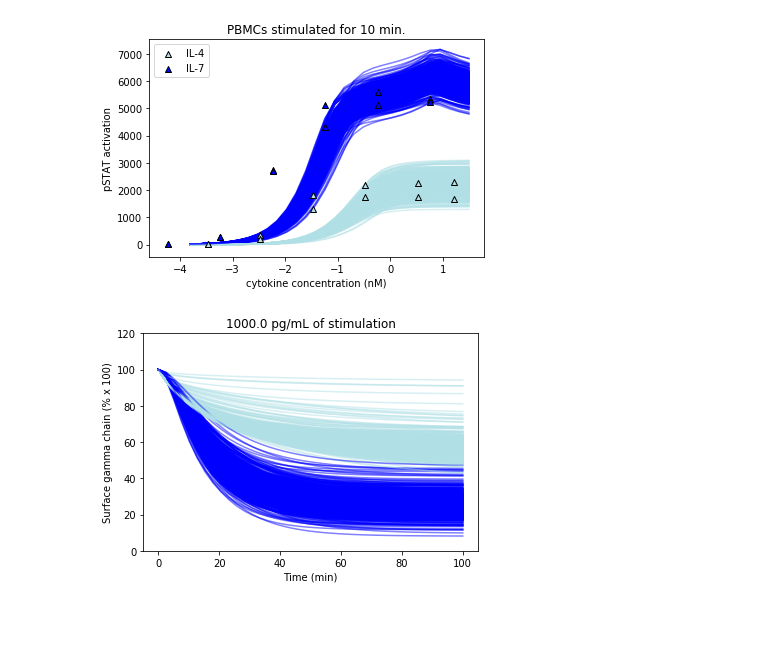
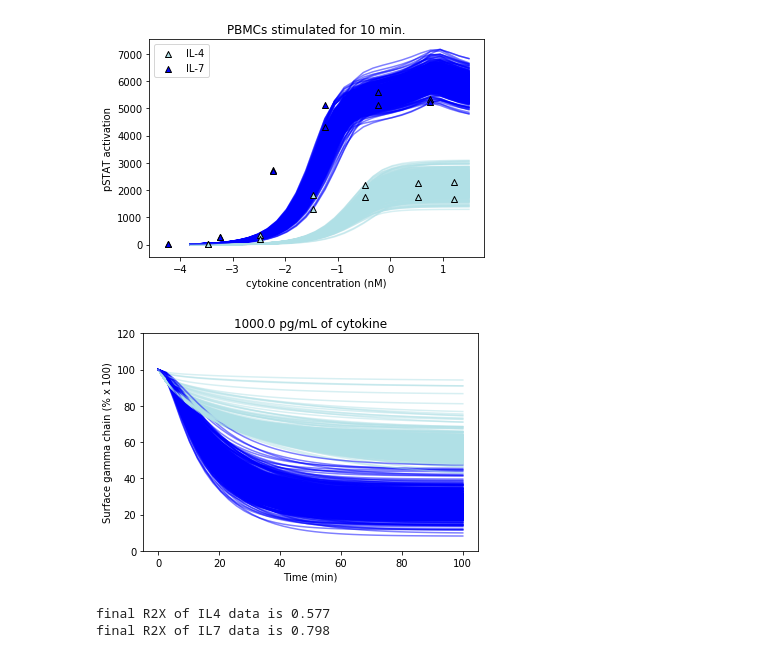
Before and after one commit to meyer-lab/gc-valent, a Jupyter notebook: BMES_submission_adam.ipynb, the cells around one changed output. Cells and saved outputs as stored; diff of their text form; code cells hidden in the pictures; blank space fills up the shorter version.

```diff
--- a/BMES_submission_adam.ipynb
+++ b/BMES_submission_adam.ipynb
@@ -65,20 +65,20 @@ pstat_plot()
 # %%
 def surf_gc(cytokC_pg):
     size = 40
     ts = np.linspace(0., 100., num=size)
     output = calc_surf_gc(ts, cytokC_pg)
     IL4vec = output[:, 0:size]
     IL7vec = output[:, size:(size*2)]
 
     for ii in range(500):
         plt.plot(ts, IL4vec[ii, :], color='powderblue', alpha=0.5, zorder=ii)
         plt.plot(ts, IL7vec[ii, :], color='b', alpha=0.5, zorder=ii)
 
-    plt.title(str(cytokC_pg) + ' pg/mL of stimulation')
+    plt.title(str(round(cytokC_pg, 0)) + ' pg/mL of cytokine')
     plt.ylim(0,120)
     plt.ylabel("Surface gamma chain (% x 100)")
     plt.xlabel("Time (min)")
 
 surf_gc(1000.)
 # %% [output]
-[figure, old version]
+[figure, new version]
@@ -84,0 +110,5 @@ surf_gc(1000.)
+# %%
+calc_R2X()
+# %% [output]
+final R2X of IL4 data is 0.577
+final R2X of IL7 data is 0.798
```
Also changed, not shown: parts of 2 cells of this notebook.
